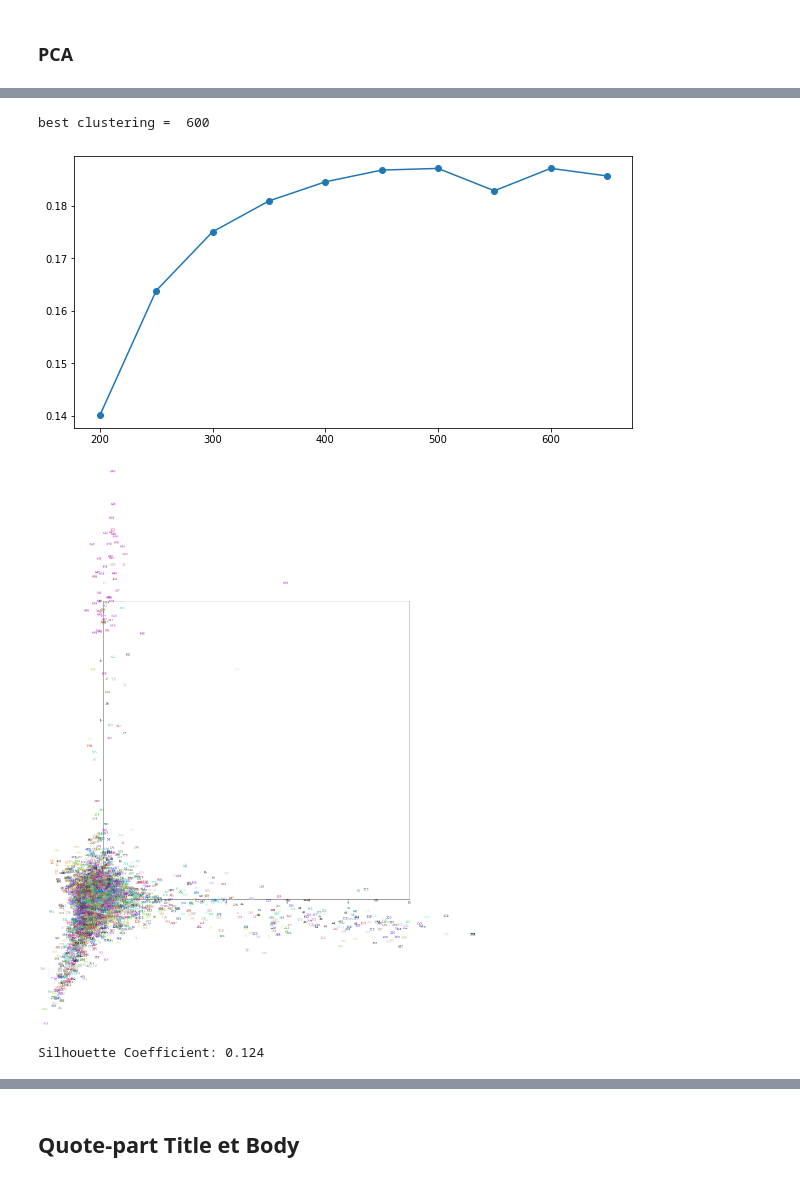
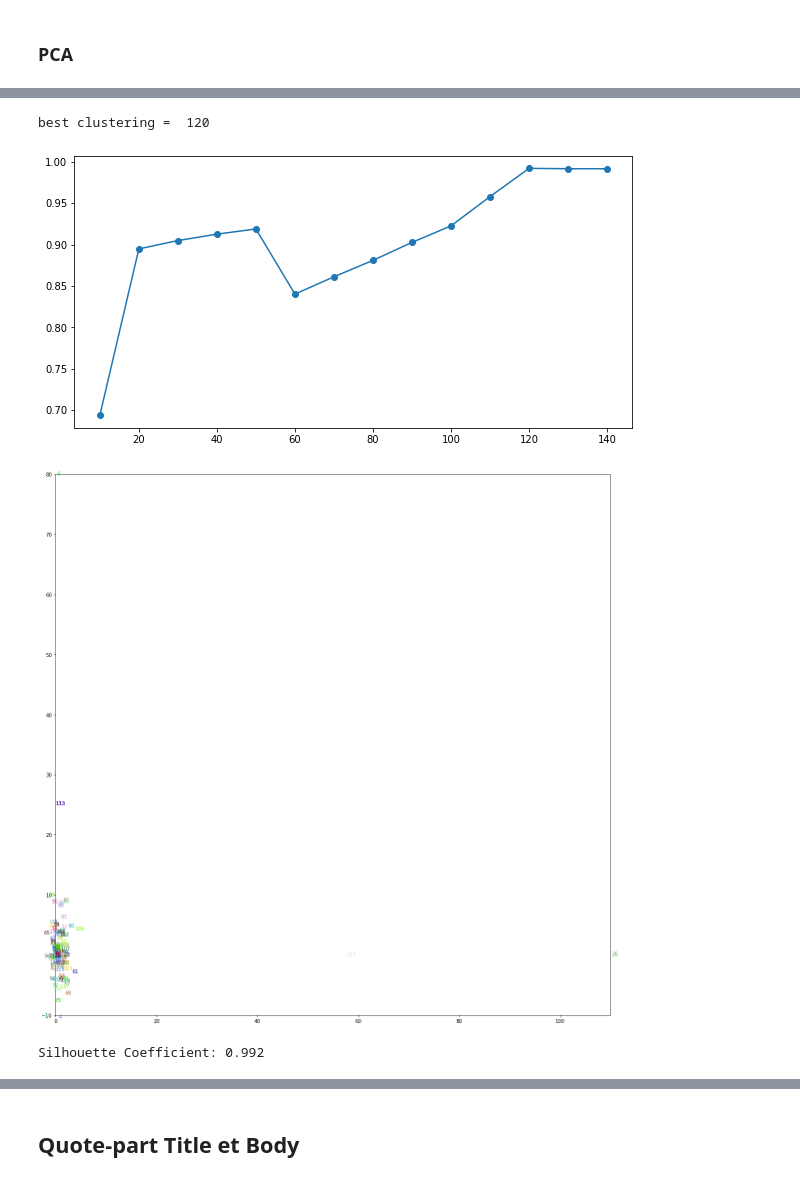
Before and after one commit to FKO78/OC-ds-p6, a Jupyter notebook: P6_Catégorisez_automatiquement_des_questions_MODELISATION.ipynb, the cells around one changed output, grey strips where cells are left out. Drawn from its saved outputs; the diff is of its cells as text; code cells hidden in the pictures.

```diff
--- a/P6_Catégorisez_automatiquement_des_questions_MODELISATION.ipynb
+++ b/P6_Catégorisez_automatiquement_des_questions_MODELISATION.ipynb
@@ -182,3 +174,0 @@ lbl.inverse_transform([12816])[0]
-# %%
-train = train[train.nTags == 1]
-train.shape
@@ -186,0 +193,3 @@ train.shape
+# %%
+train = train.sample(10000)
+len(train.Tags.unique())
@@ -193,8 +204,7 @@ dict_tfidf = defaultdict(dict)
 for col in ['Title', 'Body']:
     X = train[col].copy()
 
-    dict_tfidf['vector'][col] = TfidfVectorizer(token_pattern=REGEX, \
-                                                min_df=DICT_COLS[col]).fit(X)
+    dict_tfidf['vector'][col] = TfidfVectorizer(token_pattern=REGEX).fit(X)
     v_tfidf = dict_tfidf['vector'][col].transform(X)
     cols = dict_tfidf['vector'][col].get_feature_names()
     dict_tfidf['df'][col] = pd.DataFrame(v_tfidf.todense().tolist(), \
@@ -230,54 +240,54 @@ PCA 2 composants: [0.00742094 0.00658668] 0.014007622090083428
 # %%
-fig = plt.figure(figsize=(10, 5))
 # Iteration de clustering kmeans avec des nb de clusters différents
 silhouettes = []
-cluster_range = range(200, 700, 50)
+cluster_range = range(10, 150, 10)
 for n in cluster_range:
     myclust = cluster.KMeans(n_clusters=n, random_state=1)
     myclust.fit(X_scaled)
     silhouettes.append(metrics.silhouette_score(X_scaled, myclust.labels_))
 
-plt.plot(cluster_range, silhouettes, marker='o')
-
 best_cluster = cluster_range[np.argmax(silhouettes)]
 print('best clustering = ', best_cluster)
+
+fig = plt.figure(figsize=(10, 5))
+plt.plot(cluster_range, silhouettes, marker='o')
 # %% [output]
-best clustering =  600
+best clustering =  120
-[figure, old version]
+[figure, new version]
 # %%
-nb_clusters = 650
+nb_clusters = best_cluster
 color = ["#"+''.join([random.choice('0123456789ABCDEF') for j in range(6)])
         for i in range(nb_clusters)]
 
 fig = plt.figure(figsize=(20, 20))
 
 # Puis on applique tSNE aux données scalées :
 #tsne = manifold.TSNE(n_components=2, init='pca')
 #X_trans = tsne.fit_transform(X_scaled)
 
 # Clustering avec kmeans
 myclust = cluster.KMeans(n_clusters=nb_clusters)
 myclust.fit(X_scaled)
 
 # Puis on visualise
 for i in range(X.shape[0]): # pour chaque point
     plt.text(X_trans[i, 0], X_trans[i, 1],
              myclust.labels_[i], color=color[myclust.labels_[i]] )
     #plt.cm.Set2(myclust.labels_[i]/10.))
 
 # On redéfinit les axes pour bien voir tous les points
 plt.xlim(np.around([np.min(X_trans[:, 0]), np.max(X_trans[:, 0])], decimals=-1))
 plt.ylim(np.around([np.min(X_trans[:, 1]), np.max(X_trans[:, 1])], decimals=-1))
 
 # On affiche l'image
 plt.show()
 
 # 3. Évaluation
 # Pour l’évaluation intrinsèque, je choisis le coefficient de silhouette :
 print("Silhouette Coefficient: %0.3f" % metrics.silhouette_score(X, myclust.labels_))
 # %% [output]
-[figure, old version]
+[figure, new version]
-Silhouette Coefficient: 0.124
+Silhouette Coefficient: 0.992
 # %%
 #Create a cluster label column in the original DataFrame
 y = myclust.labels_
```
Also changed, not shown: parts of 34 cells of this notebook.
